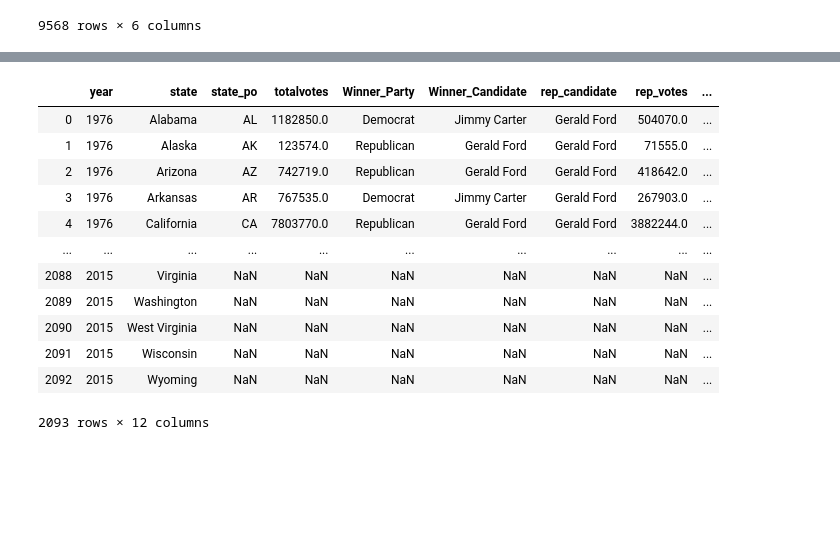
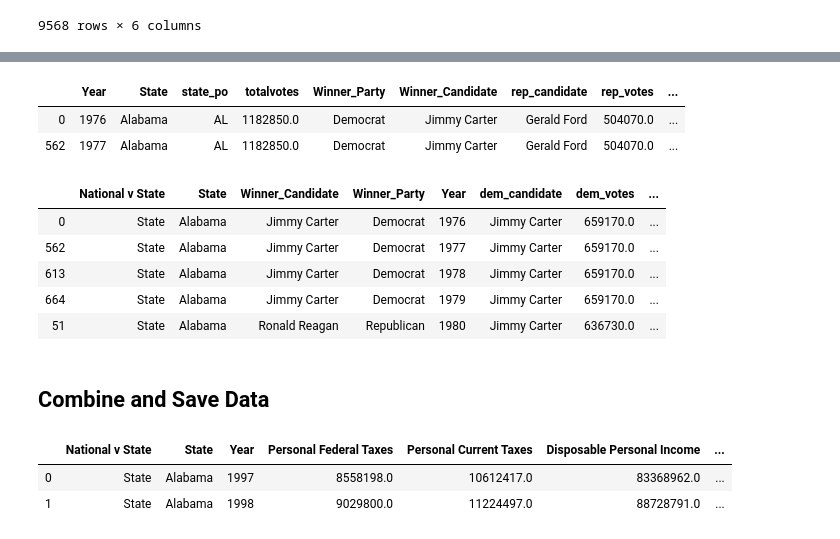
Before and after one commit to admiral810/State_GDP_Income_Taxes, a Jupyter notebook: GDP_Taxes_Income.ipynb, the cells around one changed output, grey strips where cells are left out. Drawn from its saved outputs; the diff is of its cells as text; code cells hidden in the pictures; blank space fills up the shorter version.

```diff
--- a/GDP_Taxes_Income.ipynb
+++ b/GDP_Taxes_Income.ipynb
@@ -106,6 +169,6 @@ pres_df.head()
 # %%
 # combine 'other' candidates
-pres_df = pres_df.groupby(["year", "state", "state_po", "candidate", "party", ]).agg({
+pres_df = pres_df.groupby(["Year", "State", "state_po", "candidate", "party", ]).agg({
     'candidatevotes': 'sum',
     'totalvotes': 'median'
     }).reset_index()
@@ -122,13 +185,13 @@ pres_df.head()
 | 4 | 1976 | Alaska | AK | Jimmy Carter | Democrat | 44058 | 123574 | 0.356531 |
 # %%
 # get winner (keep highest percent for each year and state)
-winner_calc = pres_df.sort_values(["year", "state", "vote_percent"], ascending=False)
-winner_calc = winner_calc.drop_duplicates(subset=["year", "state"], keep='first')
+winner_calc = pres_df.sort_values(["Year", "State", "vote_percent"], ascending=False)
+winner_calc = winner_calc.drop_duplicates(subset=["Year", "State"], keep='first')
 winner_calc["Winner_Party"] = winner_calc["party"]
 winner_calc["Winner_Candidate"] = winner_calc["candidate"]
-winner_calc_slim = winner_calc[["year", "state", "Winner_Party", "Winner_Candidate"]]
+winner_calc_slim = winner_calc[["Year", "State", "Winner_Party", "Winner_Candidate"]]
 
 # add winner to presidents dataframe
-pres_df = pres_df.merge(winner_calc_slim, left_on=["year", "state"], right_on=["year", "state"], how="left")
+pres_df = pres_df.merge(winner_calc_slim, left_on=["Year", "State"], right_on=["Year", "State"], how="left")
 pres_df
 # %% [output]
@@ -148,6 +211,6 @@ pres_df
 # %%
 # convert to year to date time
-pres_df["year"] = pd.to_datetime(pres_df["year"], format="%Y")
-pres_df["year"] = pres_df["year"].dt.year
+pres_df["Year"] = pd.to_datetime(pres_df["Year"], format="%Y")
+pres_df["Year"] = pres_df["Year"].dt.year
 pres_df.head()
 # %% [output]
@@ -159,22 +222,22 @@ pres_df.head()
 | 4 | 1976 | Alaska | AK | Jimmy Carter | Democrat | 44058 | 123574 | 0.356531 | ... |
 # %%
 # add republican columns
-df = pres_df.loc[(pres_df["party"] == 'Republican')][["year", "state", "candidate", "candidatevotes", "vote_percent"]]
+df = pres_df.loc[(pres_df["party"] == 'Republican')][["Year", "State", "candidate", "candidatevotes", "vote_percent"]]
 df.rename(columns={"candidate": "rep_candidate", "candidatevotes": "rep_votes", "vote_percent": "rep_vote_percent"}, inplace=True)
-pres_df = pres_df.merge(df, left_on=["year", "state"], right_on=["year", "state"], how="left")
+pres_df = pres_df.merge(df, left_on=["Year", "State"], right_on=["Year", "State"], how="left")
 
 # add democrates columns
-df = pres_df.loc[(pres_df["party"] == 'Democrat')][["year", "state", "candidate", "candidatevotes", "vote_percent"]]
+df = pres_df.loc[(pres_df["party"] == 'Democrat')][["Year", "State", "candidate", "candidatevotes", "vote_percent"]]
 df.rename(columns={"candidate": "dem_candidate", "candidatevotes": "dem_votes", "vote_percent": "dem_vote_percent"}, inplace=True)
-pres_df = pres_df.merge(df, left_on=["year", "state"], right_on=["year", "state"], how="left")
+pres_df = pres_df.merge(df, left_on=["Year", "State"], right_on=["Year", "State"], how="left")
 
 # add other columns
-df = pres_df.loc[(pres_df["party"] == 'Other')][["year", "state", "candidate", "candidatevotes", "vote_percent"]]
+df = pres_df.loc[(pres_df["party"] == 'Other')][["Year", "State", "candidate", "candidatevotes", "vote_percent"]]
 df.rename(columns={"candidate": "other_candidate", "candidatevotes": "other_votes", "vote_percent": "other_vote_percent"}, inplace=True)
-pres_df = pres_df.merge(df, left_on=["year", "state"], right_on=["year", "state"], how="left")
+pres_df = pres_df.merge(df, left_on=["Year", "State"], right_on=["Year", "State"], how="left")
 
-pres_df = pres_df[['year', 'state', 'state_po', 'totalvotes', 'Winner_Party', 'Winner_Candidate',
+pres_df = pres_df[['Year', 'State', 'state_po', 'totalvotes', 'Winner_Party', 'Winner_Candidate',
        'rep_candidate', 'rep_votes', 'dem_candidate', 'dem_votes', 'other_candidate', 'other_votes']]
 
-pres_df
+pres_df.head(2)
 # %% [output]
@@ -194,22 +247,33 @@ pres_df
 # %%
+# fill in presidents for when it isn't an election year
 pres_df.drop_duplicates(inplace=True)
 
 ts_df = pd.read_csv("Data/Source/year_state.csv")
-pres_df = pres_df.merge(ts_df, left_on=["year", "state"], right_on=["year", "state"], how="outer")
+pres_df = pres_df.merge(ts_df, left_on=["Year", "State"], right_on=["Year", "State"], how="outer")
 
-pres_df
+pres_df.sort_values(by=["State", "Year"], ascending=True, inplace=True)
+pres_df.fillna(method='ffill', inplace=True)
+pres_df.head(2)
 # %% [output]
-|  | year | state | state_po | totalvotes | Winner_Party | Winner_Candidate | rep_candidate | rep_votes | ... |
+|  | Year | State | state_po | totalvotes | Winner_Party | Winner_Candidate | rep_candidate | rep_votes | ... |
 | 0 | 1976 | Alabama | AL | 1182850.0 | Democrat | Jimmy Carter | Gerald Ford | 504070.0 | ... |
-| 1 | 1976 | Alaska | AK | 123574.0 | Republican | Gerald Ford | Gerald Ford | 71555.0 | ... |
-| 2 | 1976 | Arizona | AZ | 742719.0 | Republican | Gerald Ford | Gerald Ford | 418642.0 | ... |
-| 3 | 1976 | Arkansas | AR | 767535.0 | Democrat | Jimmy Carter | Gerald Ford | 267903.0 | ... |
-| 4 | 1976 | California | CA | 7803770.0 | Republican | Gerald Ford | Gerald Ford | 3882244.0 | ... |
-| ... | ... | ... | ... | ... | ... | ... | ... | ... | ... |
-| 2088 | 2015 | Virginia | NaN | NaN | NaN | NaN | NaN | NaN | ... |
-| 2089 | 2015 | Washington | NaN | NaN | NaN | NaN | NaN | NaN | ... |
-| 2090 | 2015 | West Virginia | NaN | NaN | NaN | NaN | NaN | NaN | ... |
-| 2091 | 2015 | Wisconsin | NaN | NaN | NaN | NaN | NaN | NaN | ... |
-| 2092 | 2015 | Wyoming | NaN | NaN | NaN | NaN | NaN | NaN | ... |
+| 562 | 1977 | Alabama | AL | 1182850.0 | Democrat | Jimmy Carter | Gerald Ford | 504070.0 | ... |
-2093 rows × 12 columns
+# %%
+# add in national results
+nat_pres_df = pd.read_csv("Data/Source/Presidential National Results.csv")
+pres_df = pd.concat([pres_df, nat_pres_df], sort=True)
+
+# add regional view column
+pres_df.insert(loc=0, column="National v State", value=None)
+pres_df.loc[pres_df["State"] == "United States", "National v State"] = "National"
+pres_df.loc[pres_df["State"] != "United States", "National v State"] = "State"
+
+pres_df.head()
+# %% [output]
+|  | National v State | State | Winner_Candidate | Winner_Party | Year | dem_candidate | dem_votes | ... |
+| 0 | State | Alabama | Jimmy Carter | Democrat | 1976 | Jimmy Carter | 659170.0 | ... |
+| 562 | State | Alabama | Jimmy Carter | Democrat | 1977 | Jimmy Carter | 659170.0 | ... |
+| 613 | State | Alabama | Jimmy Carter | Democrat | 1978 | Jimmy Carter | 659170.0 | ... |
+| 664 | State | Alabama | Jimmy Carter | Democrat | 1979 | Jimmy Carter | 659170.0 | ... |
+| 51 | State | Alabama | Ronald Reagan | Republican | 1980 | Jimmy Carter | 636730.0 | ... |
 # %%
@@ -218,0 +281,11 @@ pres_df.to_csv("test.csv")
+# %% [markdown]
+## Combine and Save Data
+# %%
+# combined president and financial data
+combined_df = pd.merge(left=fin_df, right=pres_df, left_on=["State", "Year", "National v State"],
+                       right_on=["State", "Year", "National v State"], how="outer")
+combined_df.head(2)
+# %% [output]
+|  | National v State | State | Year | Personal Federal Taxes | Personal Current Taxes | Disposable Personal Income | ... |
+| 0 | State | Alabama | 1997 | 8558198.0 | 10612417.0 | 83368962.0 | ... |
+| 1 | State | Alabama | 1998 | 9029800.0 | 11224497.0 | 88728791.0 | ... |
```
Also changed, not shown: parts of 22 cells of this notebook, 9 other files.
